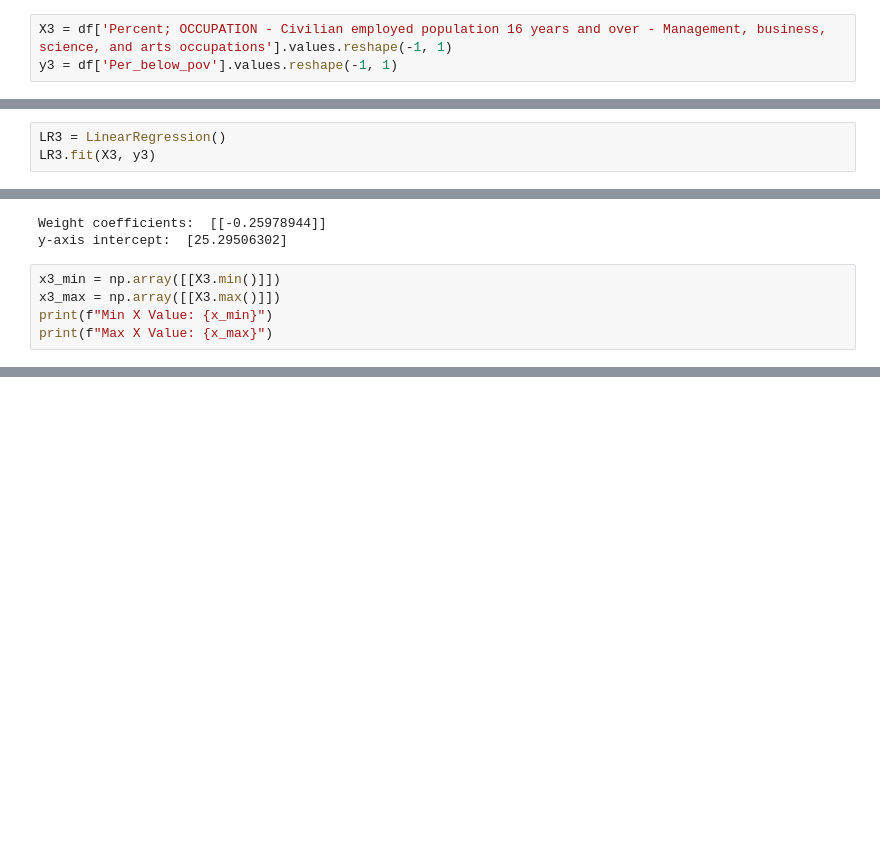
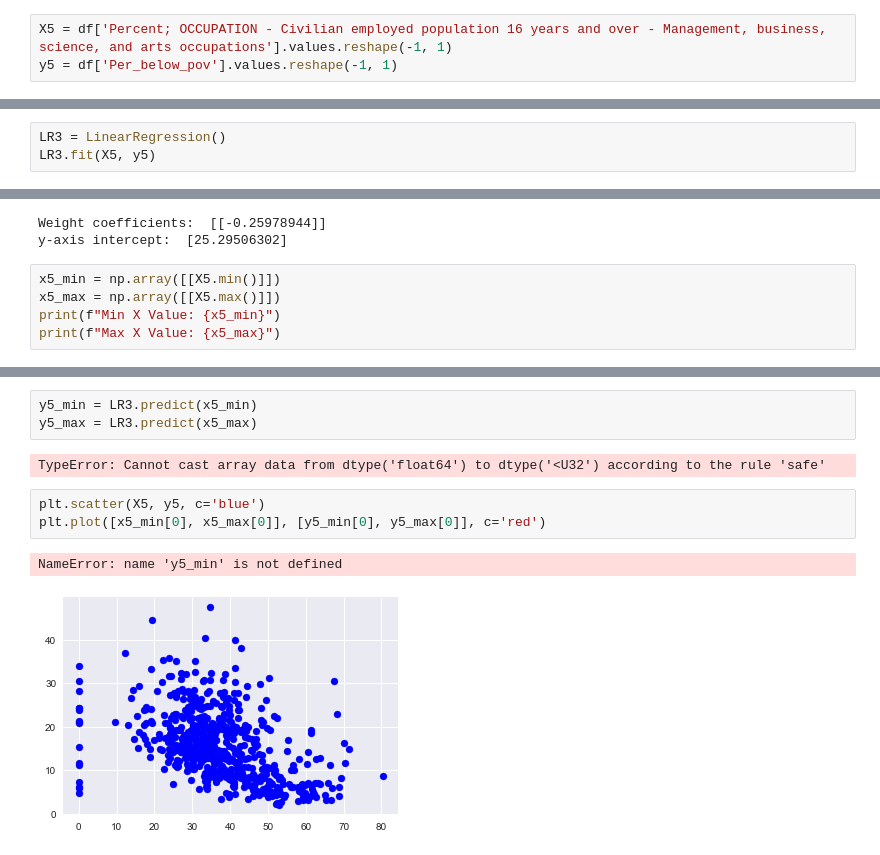
Before and after one commit to mapagron/poverty_and_its_correlates, a Jupyter notebook: model_play/reg_look1.ipynb, the cells around one changed output, grey strips where cells are left out. Drawn from its saved outputs; the diff is of its cells as text; blank space fills up the shorter version.

```diff
--- a/model_play/reg_look1.ipynb
+++ b/model_play/reg_look1.ipynb
@@ -367,6 +353,6 @@ df2 = df[[
     'Per_below_pov'
 ]]
 # %%
-X3 = df['Percent; OCCUPATION - Civilian employed population 16 years and over - Management, business, science, and arts occupations'].values.reshape(-1, 1)
-y3 = df['Per_below_pov'].values.reshape(-1, 1)
+X5 = df['Percent; OCCUPATION - Civilian employed population 16 years and over - Management, business, science, and arts occupations'].values.reshape(-1, 1)
+y5 = df['Per_below_pov'].values.reshape(-1, 1)
 # %%
@@ -376,7 +362,7 @@ plt.scatter(X3, y3)
 [figure]
 # %%
 LR3 = LinearRegression()
-LR3.fit(X3, y3)
+LR3.fit(X5, y5)
 # %% [output]
 LinearRegression(copy_X=True, fit_intercept=True, n_jobs=1, normalize=False)
 # %%
@@ -386,8 +372,8 @@ print('y-axis intercept: ', LR3.intercept_)
 Weight coefficients:  [[-0.25978944]]
 y-axis intercept:  [25.29506302]
 # %%
-x3_min = np.array([[X3.min()]])
-x3_max = np.array([[X3.max()]])
-print(f"Min X Value: {x_min}")
-print(f"Max X Value: {x_max}")
+x5_min = np.array([[X5.min()]])
+x5_max = np.array([[X5.max()]])
+print(f"Min X Value: {x5_min}")
+print(f"Max X Value: {x5_max}")
 # %% [output]
@@ -398,0 +382,11 @@ TypeError: Cannot cast array data from dtype('float64') to dtype('<U32') accordi
+# %%
+y5_min = LR3.predict(x5_min)
+y5_max = LR3.predict(x5_max)
+# %% [output]
+TypeError: Cannot cast array data from dtype('float64') to dtype('<U32') according to the rule 'safe'
+# %%
+plt.scatter(X5, y5, c='blue')
+plt.plot([x5_min[0], x5_max[0]], [y5_min[0], y5_max[0]], c='red')
+# %% [output]
+NameError: name 'y5_min' is not defined
+[figure, added]
```
Also changed, not shown: parts of 54 cells of this notebook, 3 other files.
